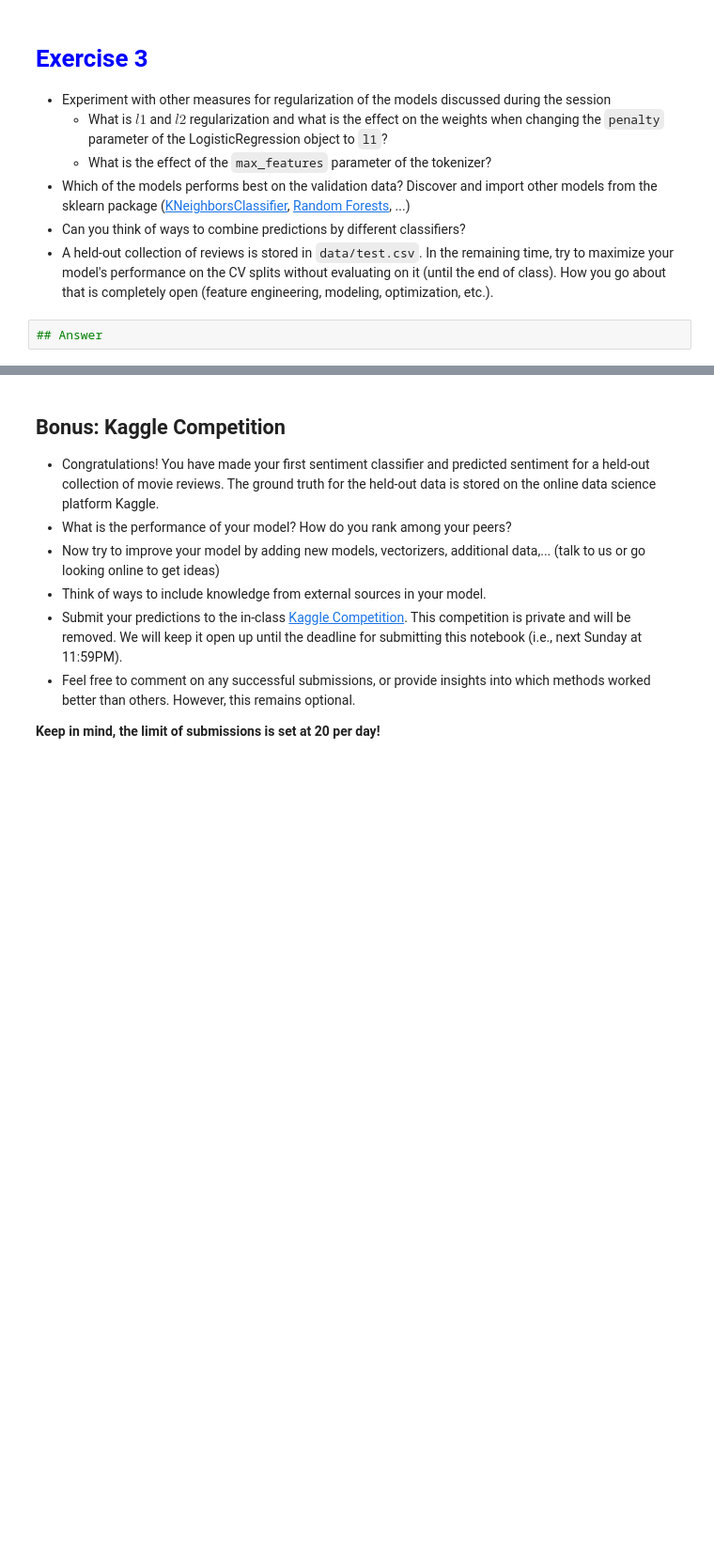
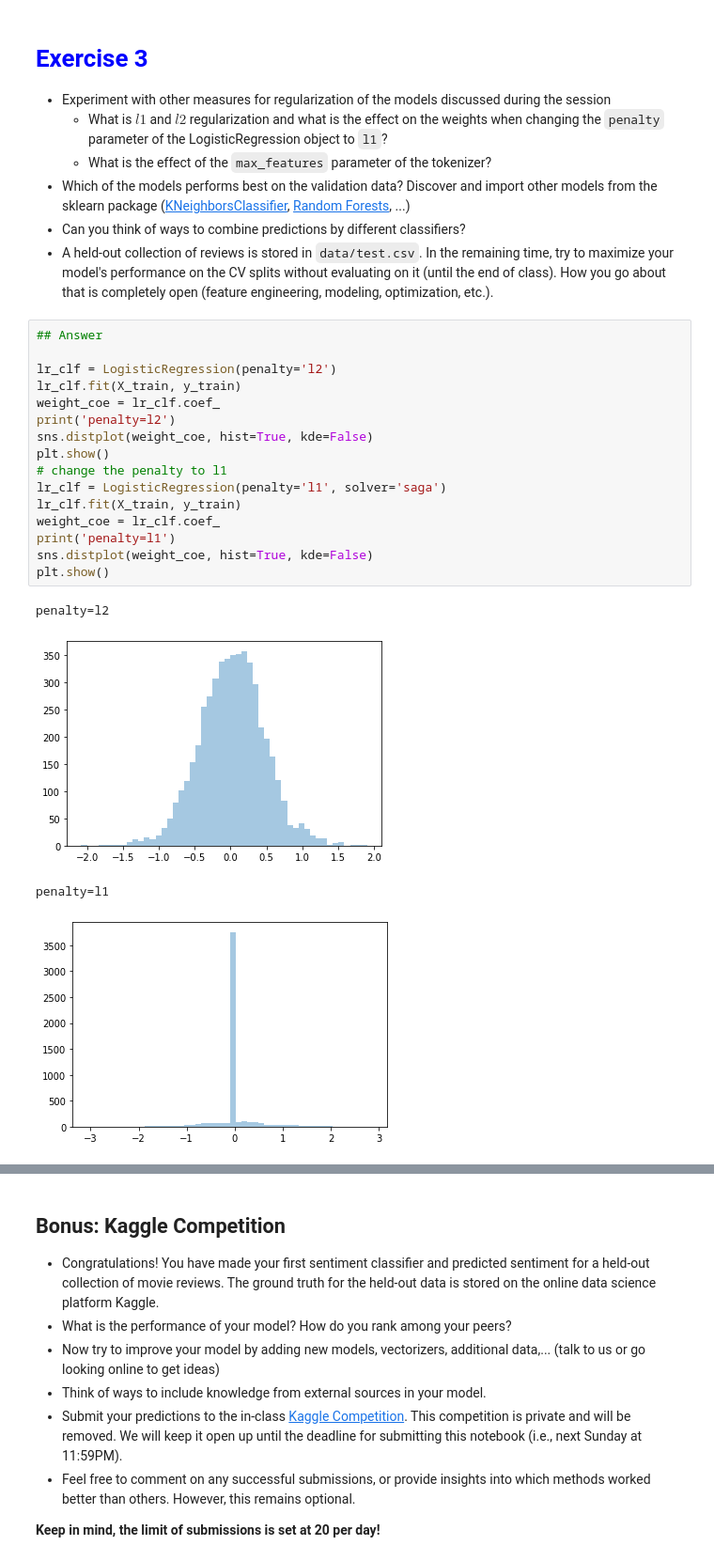
Before and after one commit to yxyyxy93/NLP_Hillary-Clinton-and-Donald-Trump-Tweets, a Jupyter notebook: NLP_Lab1_student.ipynb, the cells around one changed output, grey strips where cells are left out. Shown at 94% size. Cells and saved outputs as stored; diff of their text form; blank space fills up the shorter version.

```diff
--- a/NLP_Lab1_student.ipynb
+++ b/NLP_Lab1_student.ipynb
@@ -1725,5 +1781,24 @@ __Summary__: Beware of bias when you estimate model performance:
 - Which of the models performs best on the validation data? Discover and import other models from the sklearn package ([KNeighborsClassifier](https://scikit-learn.org/stable/modules/generated/sklearn.neighbors.KNeighborsClassifier.html#sklearn.neighbors.KNeighborsClassifier), [Random Forests](https://scikit-learn.org/stable/modules/generated/sklearn.ensemble.RandomForestClassifier.html), ...)
 - Can you think of ways to combine predictions by different classifiers?
 - A held-out collection of reviews is stored in `data/test.csv`. In the remaining time, try to maximize your model's performance on the CV splits without evaluating on it (until the end of class). How you go about that is completely open (feature engineering, modeling, optimization, etc.).
-# %%
-## Answer
+# %%
+## Answer
+
+lr_clf = LogisticRegression(penalty='l2')
+lr_clf.fit(X_train, y_train)
+weight_coe = lr_clf.coef_
+print('penalty=l2')
+sns.distplot(weight_coe, hist=True, kde=False)
+plt.show()
+# change the penalty to l1
+lr_clf = LogisticRegression(penalty='l1', solver='saga')
+lr_clf.fit(X_train, y_train)
+weight_coe = lr_clf.coef_
+print('penalty=l1')
+sns.distplot(weight_coe, hist=True, kde=False)
+plt.show()
+# %% [output]
+penalty=l2
+[figure, added]
+penalty=l1
+[figure, added]
```
Also changed, not shown: parts of 22 cells of this notebook.
